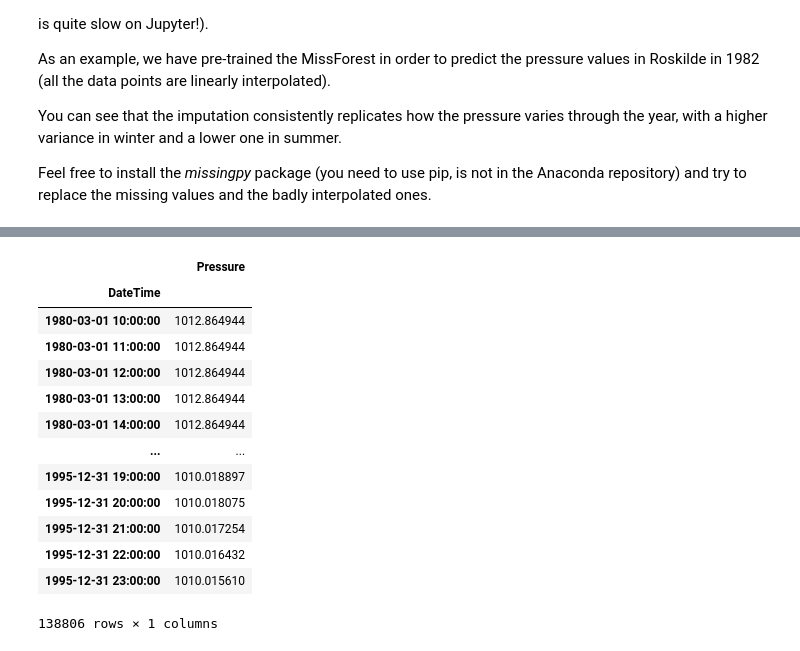
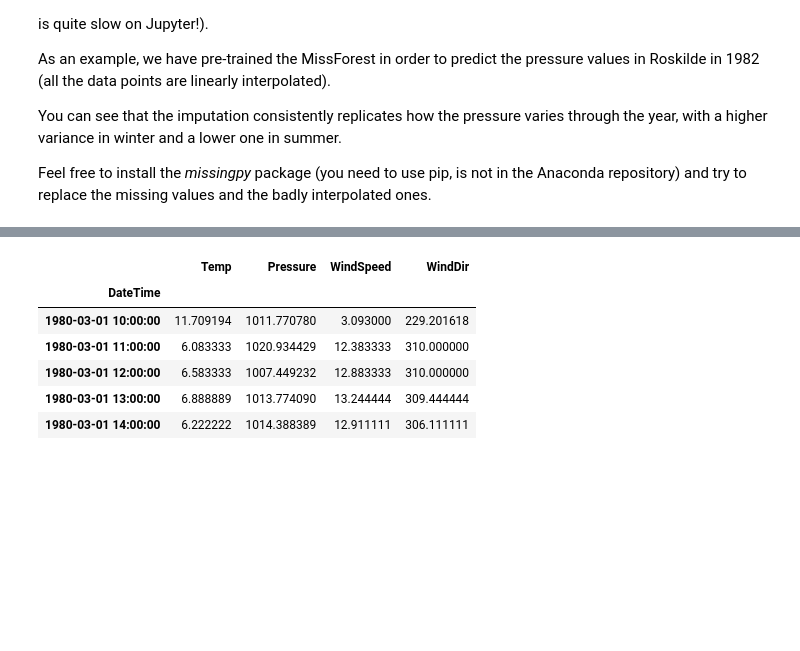
Before and after one commit to UCL-ELEC0136/2-data-processing-Lavender517, a Jupyter notebook: 2-data-processing.ipynb, the cells around one changed output, grey strips where cells are left out. Saved outputs shown, nothing was run; the diff lists cells and outputs as text; code cells hidden in the pictures; blank space fills up the shorter version.

```diff
--- a/2-data-processing.ipynb
+++ b/2-data-processing.ipynb
@@ -1152,21 +1161,15 @@ X_df.to_pickle('./weather-data/weather_Esbjerg_imputed.pkl')
 # %%
 df_Esbjerg_imputed = pd.read_pickle('./weather-data/weather_Esbjerg_imputed.pkl')
-df_Esbjerg_imputed
+# df_Esbjerg_imputed = pd.read_pickle('./weather-data/weather_Esbjerg_imputed_produce.pkl')
+df_Esbjerg_imputed.head()
 # %% [output]
-|  | Pressure |
-| DateTime |  |
-| 1980-03-01 10:00:00 | 1012.864944 |
-| 1980-03-01 11:00:00 | 1012.864944 |
-| 1980-03-01 12:00:00 | 1012.864944 |
-| 1980-03-01 13:00:00 | 1012.864944 |
-| 1980-03-01 14:00:00 | 1012.864944 |
-| ... | ... |
-| 1995-12-31 19:00:00 | 1010.018897 |
-| 1995-12-31 20:00:00 | 1010.018075 |
-| 1995-12-31 21:00:00 | 1010.017254 |
-| 1995-12-31 22:00:00 | 1010.016432 |
-| 1995-12-31 23:00:00 | 1010.015610 |
+|  | Temp | Pressure | WindSpeed | WindDir |
+| DateTime |  |  |  |  |
+| 1980-03-01 10:00:00 | 11.709194 | 1011.770780 | 3.093000 | 229.201618 |
+| 1980-03-01 11:00:00 | 6.083333 | 1020.934429 | 12.383333 | 310.000000 |
+| 1980-03-01 12:00:00 | 6.583333 | 1007.449232 | 12.883333 | 310.000000 |
+| 1980-03-01 13:00:00 | 6.888889 | 1013.774090 | 13.244444 | 309.444444 |
+| 1980-03-01 14:00:00 | 6.222222 | 1014.388389 | 12.911111 | 306.111111 |
-138806 rows × 1 columns
 # %%
 plt.figure(figsize=(16, 7))
 df_resampled['Esbjerg'].loc['1980-03-01 10:00:00':'1995-12-31 23:00:00','Pressure'].plot()
```
Also changed, not shown: parts of 4 cells of this notebook, 3 other files.
